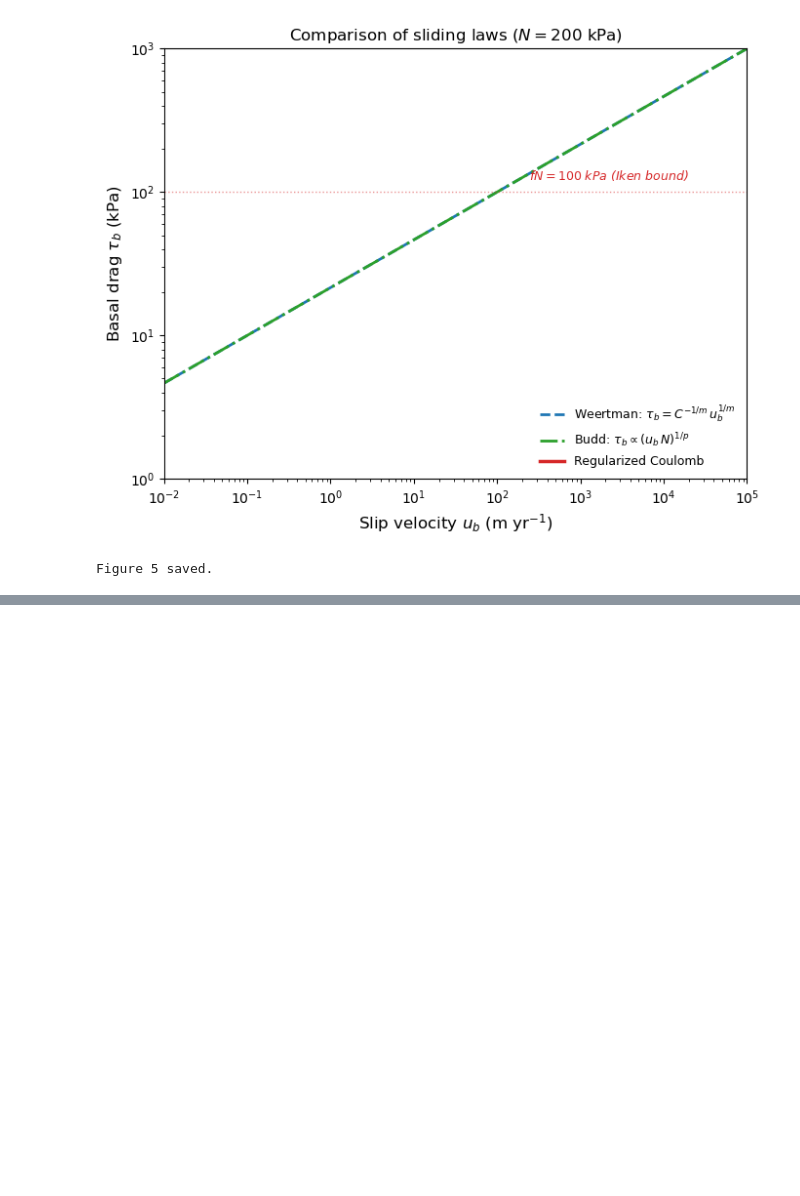
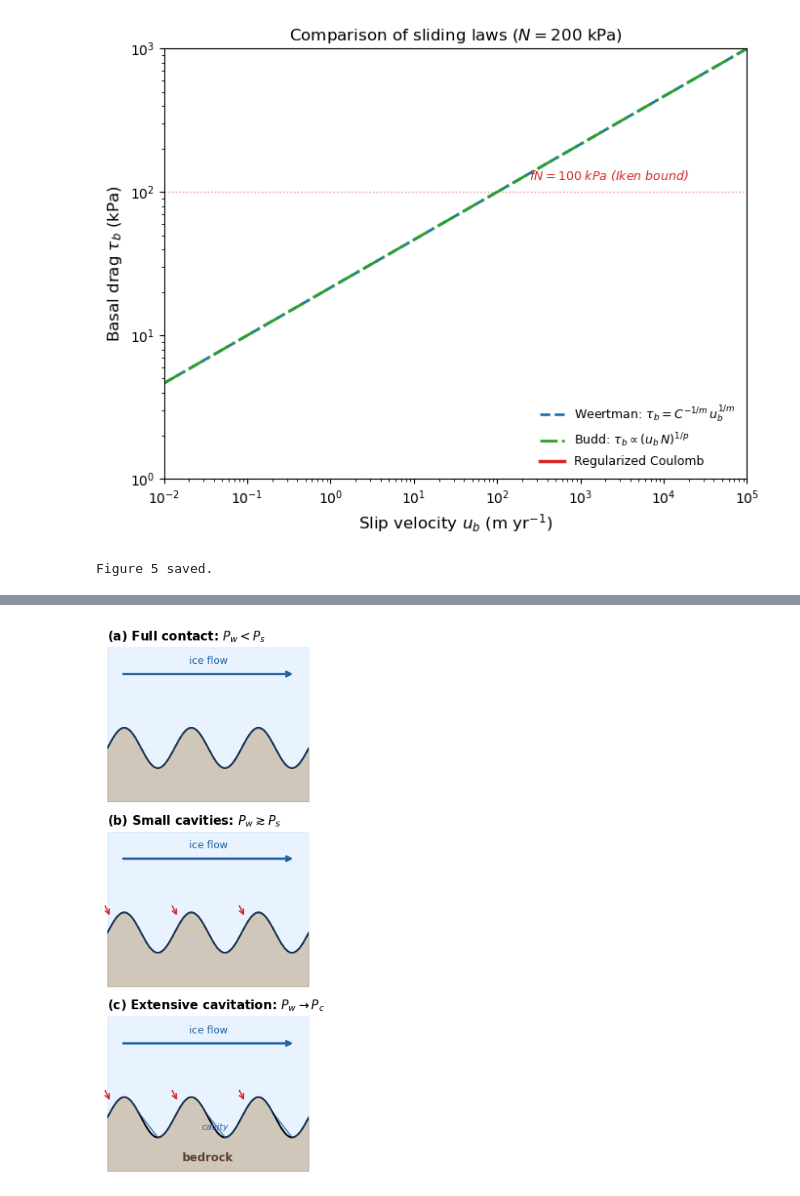
Before and after one commit to bminchew/courses_glacier_dynamics, a Jupyter notebook: 2026/lecture_notes/latex/basal_sliding/basal_sliding_figures_executed.ipynb, the cells around one changed output, grey strips where cells are left out. Saved outputs shown, nothing was run; the diff lists cells and outputs as text; code cells hidden in the pictures; blank space fills up the shorter version.

```diff
--- a/2026/lecture_notes/latex/basal_sliding/basal_sliding_figures_executed.ipynb
+++ b/2026/lecture_notes/latex/basal_sliding/basal_sliding_figures_executed.ipynb
@@ -336,0 +428,94 @@ Figure 5 saved.
+# %%
+# ---- Fig 7: cavity formation on a sinusoidal bed ----
+
+x = np.linspace(0, 3, 1000)  # three wavelengths
+bed = 0.3 * np.sin(2 * np.pi * x)
+
+fig, axes = plt.subplots(3, 1, figsize=(9, 7), sharex=True)
+
+titles = [
+    '(a) Full contact: $P_w < P_s$',
+    '(b) Small cavities: $P_w \\gtrsim P_s$',
+    '(c) Extensive cavitation: $P_w \\to P_c$',
+]
+cavity_fracs = [0.0, 0.3, 0.7]  # fraction of lee side that is cavitated
+
+for ax, title, cav_frac in zip(axes, titles, cavity_fracs):
+    ax.set_ylim(-0.8, 1.5)
+    ax.set_xlim(0, 3)
+    ax.set_aspect('equal')
+    ax.axis('off')
+    ax.set_title(title, fontsize=11, loc='left', fontweight='bold')
+
+    # Draw bedrock
+    ax.fill_between(x, bed, -0.8, color='#8B7355', alpha=0.4)
+    ax.plot(x, bed, 'k-', lw=1.5)
+
+    if cav_frac == 0:
+        # Full ice-bed contact
+        ice_base = bed.copy()
+    else:
+        # Create cavities on downstream (lee) side of each bump
+        ice_base = bed.copy()
+        for peak_x in [0.25, 1.25, 2.25]:
+            # The peak of each sine is at x = 0.25 + n
+            # Lee side extends from peak to trough (peak_x to peak_x + 0.5)
+            cav_start = peak_x
+            cav_end = peak_x + 0.5 * cav_frac + 0.15
+            mask = (x >= cav_start + 0.05) & (x <= cav_end)
+            # Cavity roof: straight line from detachment to reattachment
+            x_det = cav_start + 0.05
+            x_reatt = cav_end
+            bed_det = 0.3 * np.sin(2 * np.pi * x_det)
+            bed_reatt = 0.3 * np.sin(2 * np.pi * x_reatt)
+            roof_line = bed_det + (bed_reatt - bed_det) * (x[mask] - x_det) / (x_reatt - x_det)
+            # Only replace where roof is above bed (actual cavity)
+            cavity_exists = roof_line > bed[mask]
+            ice_base_section = ice_base[mask].copy()
+            ice_base_section[cavity_exists] = roof_line[cavity_exists]
+            ice_base[mask] = ice_base_section
+
+    # Fill ice
+    ax.fill_between(x, ice_base, 1.5, color='#b3d9ff', alpha=0.3)
+
+    # Fill cavities (water) where ice_base > bed
+    cavity_mask = ice_base > bed + 0.005
+    if np.any(cavity_mask):
+        ax.fill_between(x, bed, ice_base, where=cavity_mask,
+                         color='#4a90d9', alpha=0.3)
+        # Label one cavity
+        first_cav = np.where(cavity_mask)[0]
+        if len(first_cav) > 10:
+            mid_cav = first_cav[len(first_cav) // 2]
+            cav_y = 0.5 * (bed[mid_cav] + ice_base[mid_cav])
+            ax.text(x[mid_cav], cav_y, 'cavity', fontsize=8,
+                    ha='center', va='center', color='#2060a0', style='italic')
+
+    # Ice flow arrow
+    ax.annotate('', xy=(2.8, 1.1), xytext=(0.2, 1.1),
+                arrowprops=dict(arrowstyle='->', lw=2, color='#2060a0'))
+    ax.text(1.5, 1.25, 'ice flow', fontsize=9, ha='center', color='#2060a0')
+
+    # Draw ice base line
+    ax.plot(x, ice_base, '-', color='#2060a0', lw=1, alpha=0.7)
+
+    # Normal stress arrows on contact areas (upstream sides)
+    if cav_frac > 0:
+        for peak_x in [0.25, 1.25, 2.25]:
+            # Upstream contact: arrows pointing into the bed
+            contact_x = peak_x - 0.15
+            contact_y = 0.3 * np.sin(2 * np.pi * contact_x)
+            ax.annotate('', xy=(contact_x - 0.05, contact_y + 0.05),
+                        xytext=(contact_x - 0.15, contact_y + 0.25),
+                        arrowprops=dict(arrowstyle='->', color='#d62728',
+                                        lw=1.2))
+
+axes[-1].text(1.5, -0.65, 'bedrock', fontsize=10, ha='center',
+              color='#5C4033', fontweight='bold')
+
+fig.tight_layout()
+fig.savefig('figures/fig07_cavity_formation.pdf', bbox_inches='tight')
+plt.show()
+print('Figure 7 saved.')
+# %% [output]
+[figure, added]
```
Also changed, not shown: parts of 10 cells of this notebook, 14 other files.
